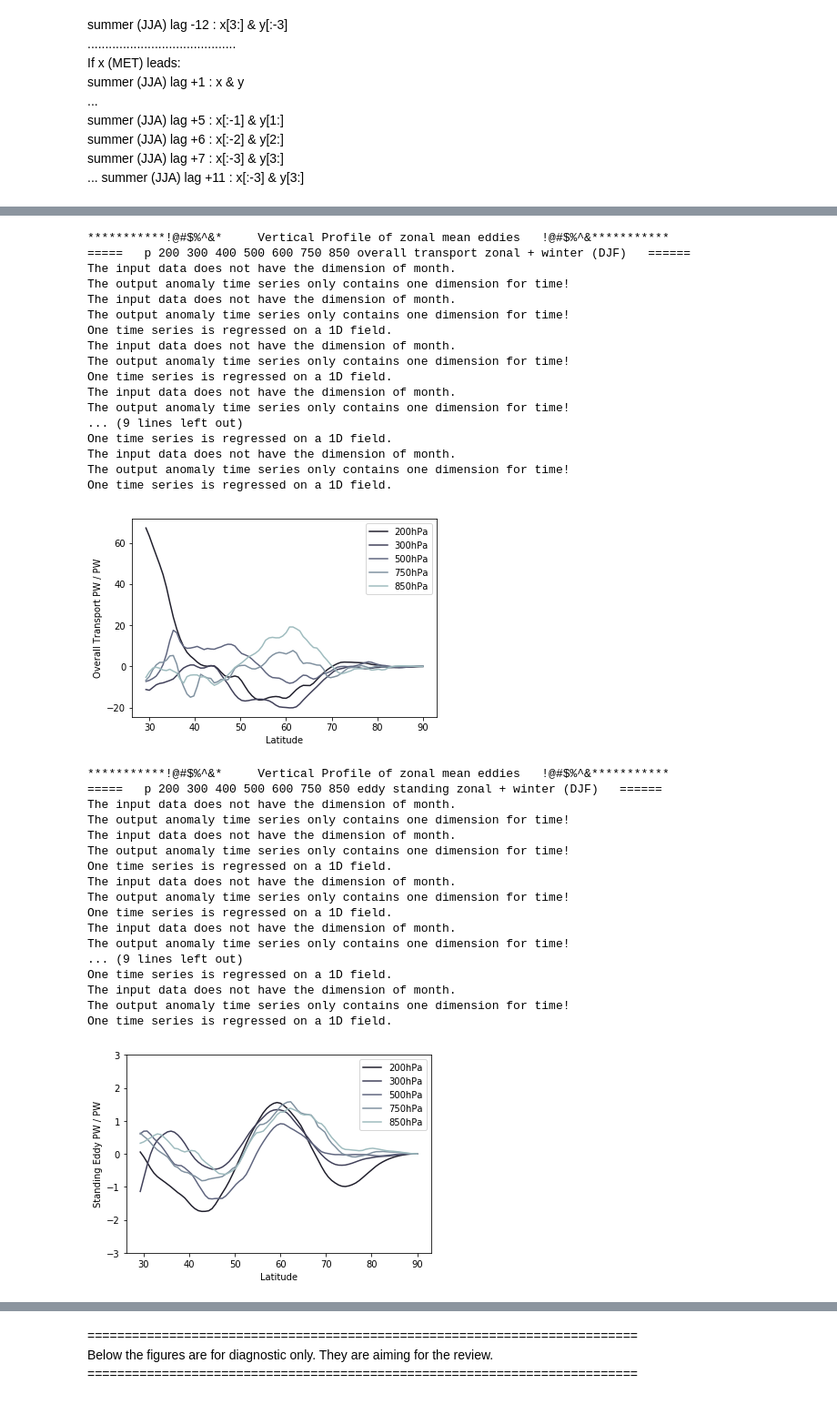
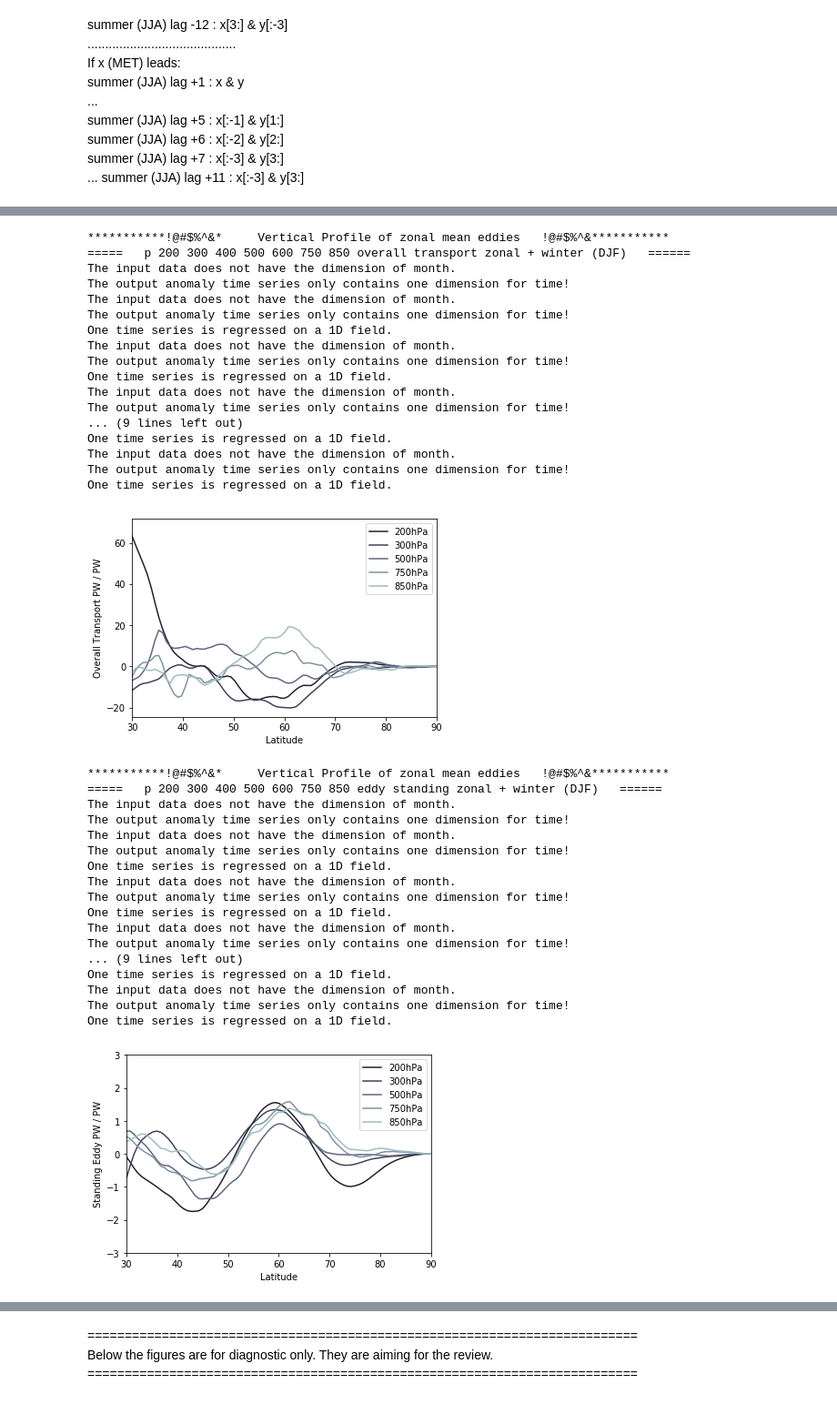
Before and after one commit to geek-yang/AirSeaFlow, a Jupyter notebook: MET_Feedback_paper/Revision/paper_vert_season_era_eddy_E_OMET_oras_perLevel.ipynb, the cells around one changed output, grey strips where cells are left out. Shown at 91% size. Saved outputs shown, nothing was run; the diff lists cells and outputs as text; code cells hidden in the pictures.

```diff
--- a/MET_Feedback_paper/Revision/paper_vert_season_era_eddy_E_OMET_oras_perLevel.ipynb
+++ b/MET_Feedback_paper/Revision/paper_vert_season_era_eddy_E_OMET_oras_perLevel.ipynb
@@ -420,6 +420,7 @@ summer (JJA) lag +11 : x[:-3] & y[3:] <br>
     plt.legend(loc=4)
     plt.ylabel("Transient Eddy PW / PW")
     ax = plt.gca()
+    ax.set_xlim(30,90)
     ax.set_ylim(-5,3)
     plt.show()
     fig.savefig(os.path.join(output_path,'regCoef_ORAS4_atl_OMET_60N_lag_{}_ERAI_eddy_E_transient_zonal_DJF_decadal_mean.png'.format(lag)),dpi=150)
@@ -521,7 +522,8 @@ One time series is regressed on a 1D field.
     plt.xlabel("Latitude")
     plt.legend()
     plt.ylabel("Overall Transport PW / PW")
-    #ax = plt.gca()
+    ax = plt.gca()
+    ax.set_xlim(30,90)
     #ax.set_ylim(-5,3)
     plt.show()
     fig.savefig(os.path.join(output_path,'regCoef_ORAS4_atl_OMET_60N_lag_{}_ERAI_eddy_E_overall_zonal_DJF_decadal_mean.png'.format(lag)),dpi=150)
@@ -544,7 +546,7 @@ One time series is regressed on a 1D field.
 The input data does not have the dimension of month.
 The output anomaly time series only contains one dimension for time!
 One time series is regressed on a 1D field.
-[figure, old version]
+[figure, new version]
 # %%
     print ('***********!@#$%^&*     Vertical Profile of zonal mean eddies   !@#$%^&***********')
     print ('=====   p 200 300 400 500 600 750 850 eddy standing zonal + winter (DJF)   ======')
@@ -622,34 +624,35 @@ One time series is regressed on a 1D field.
     plt.plot(latitude_eddy_ERAI[:82], k_p500[:82] * 225 * 100 / constant['g'] * 480 / 1E+15, color=colormap[3], label='500hPa')
     #plt.plot(latitude_eddy_ERAI, k_p600 * (level[23]-level[22]) * 100 / constant['g'] * 480 / 1E+15, color=colormap[1], label='600hPa')
     plt.plot(latitude_eddy_ERAI[:82], k_p750[:82] * 175 * 100 / constant['g'] * 480 / 1E+15, color=colormap[4], label='750hPa')
     plt.plot(latitude_eddy_ERAI[:82], k_p850[:82] * 125 * 100 / constant['g'] * 480 / 1E+15, color=colormap[5], label='850hPa')
     plt.xlabel("Latitude")
     plt.legend()
     plt.ylabel("Standing Eddy PW / PW")
     ax = plt.gca()
+    ax.set_xlim(30,90)
     ax.set_ylim(-3,3)
     plt.show()
     fig.savefig(os.path.join(output_path,'regCoef_ORAS4_atl_OMET_60N_lag_{}_ERAI_eddy_E_standing_zonal_DJF_decadal_mean.png'.format(lag)),dpi=150)
     plt.close(fig)
 # %% [output]
 ***********!@#$%^&*     Vertical Profile of zonal mean eddies   !@#$%^&***********
 =====   p 200 300 400 500 600 750 850 eddy standing zonal + winter (DJF)   ======
 The input data does not have the dimension of month.
 The output anomaly time series only contains one dimension for time!
 The input data does not have the dimension of month.
 The output anomaly time series only contains one dimension for time!
 One time series is regressed on a 1D field.
 The input data does not have the dimension of month.
 The output anomaly time series only contains one dimension for time!
 One time series is regressed on a 1D field.
 The input data does not have the dimension of month.
 The output anomaly time series only contains one dimension for time!
 ... (9 lines left out)
 One time series is regressed on a 1D field.
 The input data does not have the dimension of month.
 The output anomaly time series only contains one dimension for time!
 One time series is regressed on a 1D field.
-[figure, old version]
+[figure, new version]
 # %%
     print ('***********!@#$%^&*     Vertical Profile of zonal mean eddies   !@#$%^&***********')
     print ('=====   p 200 300 400 500 600 750 850 steady mean flow zonal + winter (DJF)   ======')
```
Also changed, not shown: parts of 2 cells of this notebook, 1 other file.
